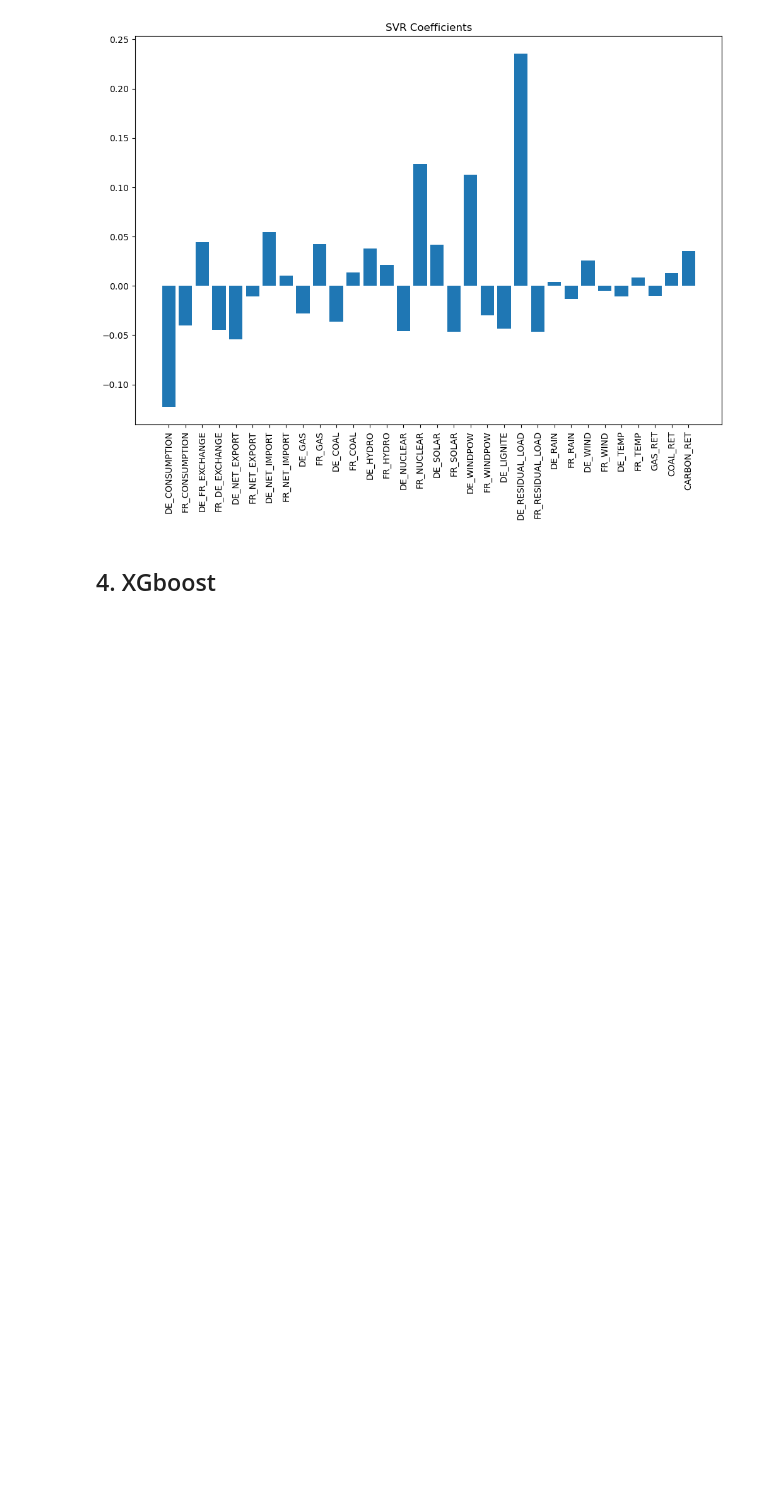
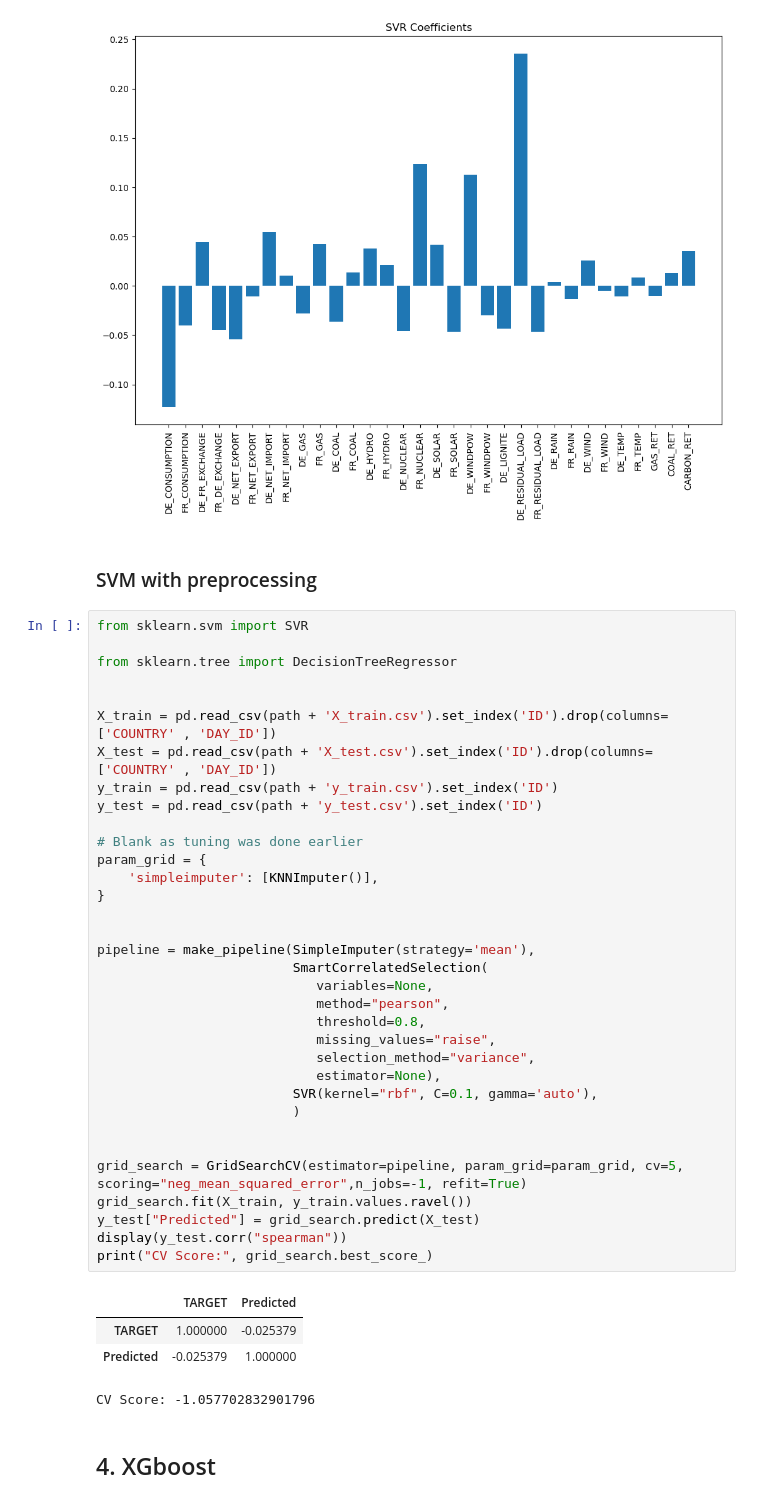
Before and after one commit to pnikitits/EnsembleLearningProject, a Jupyter notebook: Code/Main.ipynb, the cells around one changed output. Saved outputs shown, nothing was run; the diff lists cells and outputs as text; blank space fills up the shorter version.

```diff
--- a/Code/Main.ipynb
+++ b/Code/Main.ipynb
@@ -619,6 +683,47 @@ plt.title("SVR Coefficients")
 plt.show()
 # %% [output]
 [figure]
+# %% [markdown]
+### SVM with preprocessing
+# %%
+from sklearn.svm import SVR
+
+from sklearn.tree import DecisionTreeRegressor
+
+
+X_train = pd.read_csv(path + 'X_train.csv').set_index('ID').drop(columns=['COUNTRY' , 'DAY_ID'])
+X_test = pd.read_csv(path + 'X_test.csv').set_index('ID').drop(columns=['COUNTRY' , 'DAY_ID'])
+y_train = pd.read_csv(path + 'y_train.csv').set_index('ID')
+y_test = pd.read_csv(path + 'y_test.csv').set_index('ID')
+
+# Blank as tuning was done earlier
+param_grid = {
+    'simpleimputer': [KNNImputer()],
+}
+
+
+pipeline = make_pipeline(SimpleImputer(strategy='mean'),
+                         SmartCorrelatedSelection(
+                            variables=None,
+                            method="pearson",
+                            threshold=0.8,
+                            missing_values="raise",
+                            selection_method="variance",
+                            estimator=None),
+                         SVR(kernel="rbf", C=0.1, gamma='auto'),
+                         )
+
+
+grid_search = GridSearchCV(estimator=pipeline, param_grid=param_grid, cv=5, scoring="neg_mean_squared_error",n_jobs=-1, refit=True)
+grid_search.fit(X_train, y_train.values.ravel())
+y_test["Predicted"] = grid_search.predict(X_test)
+display(y_test.corr("spearman"))
+print("CV Score:", grid_search.best_score_)
+# %% [output]
+|  | TARGET | Predicted |
+| TARGET | 1.000000 | -0.025379 |
+| Predicted | -0.025379 | 1.000000 |
+CV Score: -1.057702832901796
 # %% [markdown]
 ## 4. XGboost
 # %%
```
Also changed, not shown: parts of 13 cells of this notebook.
